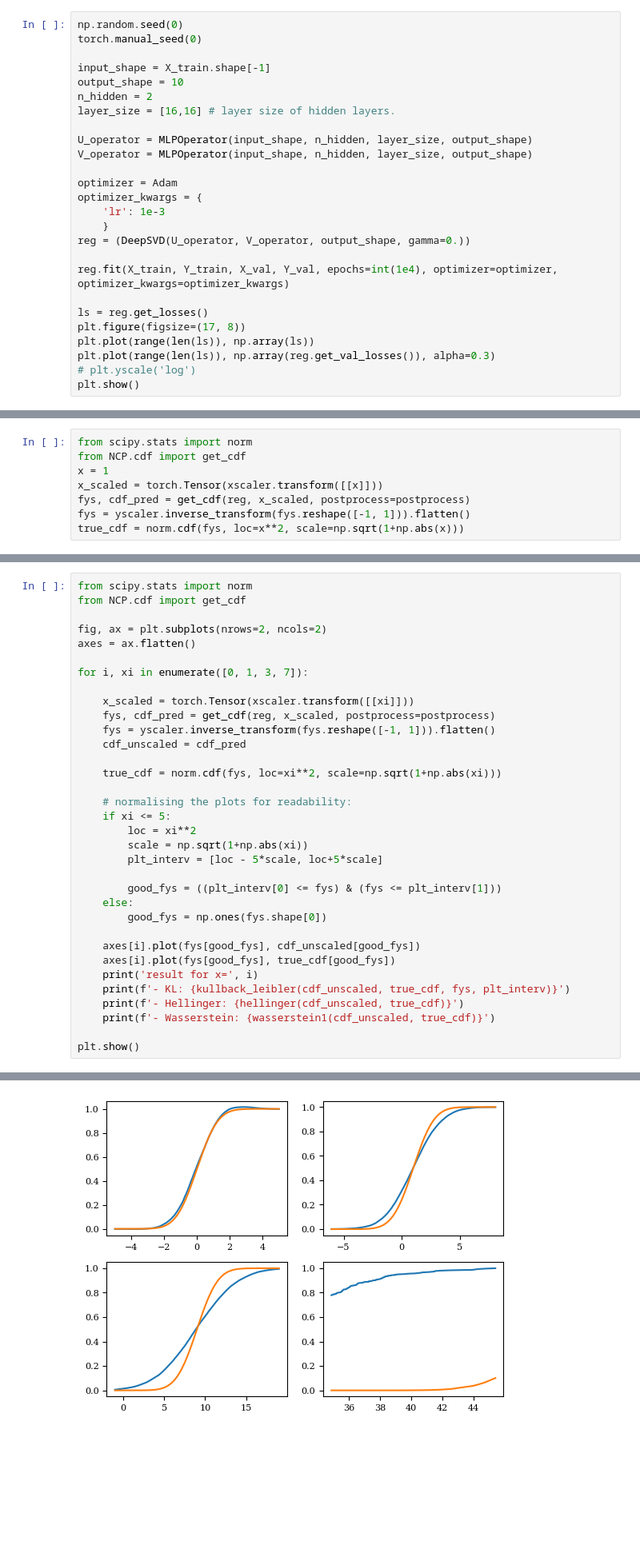
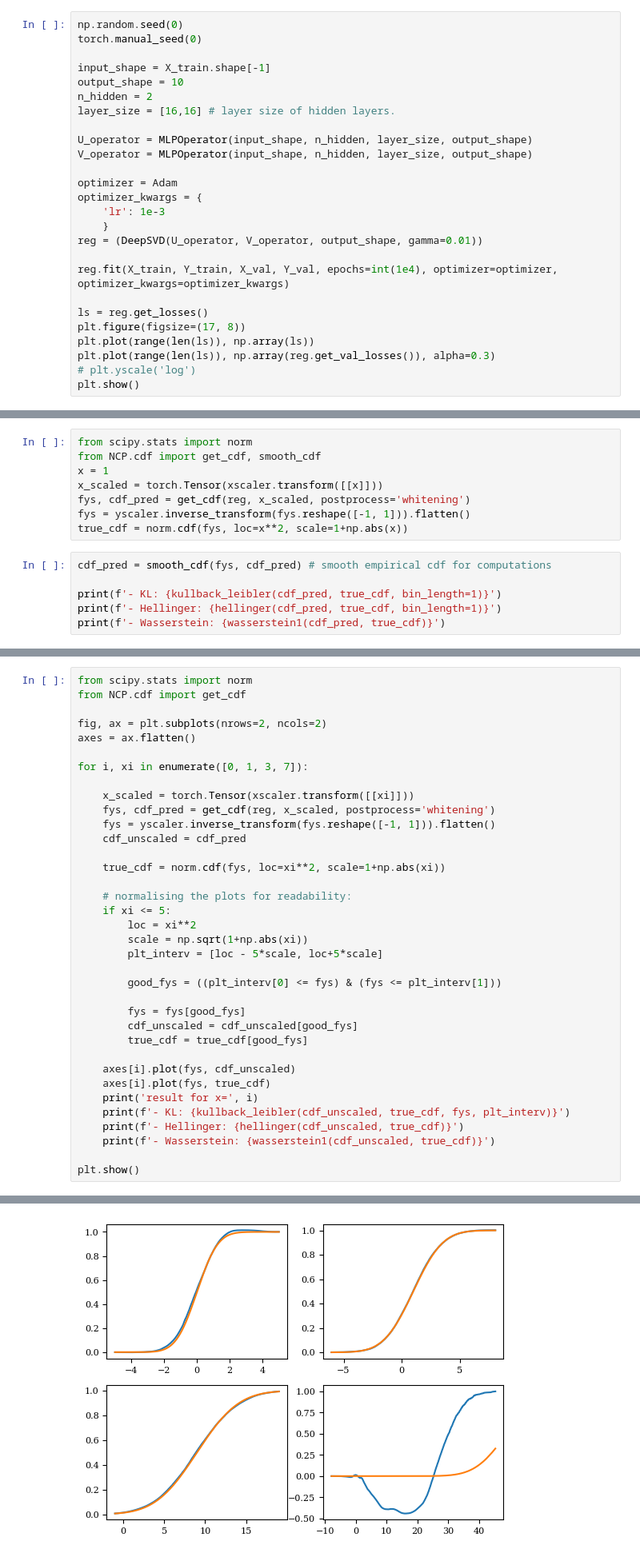
Before and after one commit to Danfoa/symm_rep_learn, a Jupyter notebook: NCP/examples/heteroscedastic.ipynb, the cells around one changed output, grey strips where cells are left out. Shown: that part at 80% size. Saved outputs shown, nothing was run; the diff lists cells and outputs as text; blank space fills up the shorter version.

```diff
--- a/NCP/examples/heteroscedastic.ipynb
+++ b/NCP/examples/heteroscedastic.ipynb
@@ -90,7 +90,7 @@ optimizer = Adam
 optimizer_kwargs = {
     'lr': 1e-3
     }
-reg = (DeepSVD(U_operator, V_operator, output_shape, gamma=0.))
+reg = (DeepSVD(U_operator, V_operator, output_shape, gamma=0.01))
 
 reg.fit(X_train, Y_train, X_val, Y_val, epochs=int(1e4), optimizer=optimizer, optimizer_kwargs=optimizer_kwargs)
 
@@ -182,9 +194,15 @@ def wasserstein1(x,y, fy=None, interv=None):
     return np.linalg.norm((x.flatten()**-1)-(y.flatten()**-1), ord=1)
 # %%
 from scipy.stats import norm
-from NCP.cdf import get_cdf
+from NCP.cdf import get_cdf, smooth_cdf
 x = 1
 x_scaled = torch.Tensor(xscaler.transform([[x]]))
-fys, cdf_pred = get_cdf(reg, x_scaled, postprocess=postprocess)
+fys, cdf_pred = get_cdf(reg, x_scaled, postprocess='whitening')
 fys = yscaler.inverse_transform(fys.reshape([-1, 1])).flatten()
-true_cdf = norm.cdf(fys, loc=x**2, scale=np.sqrt(1+np.abs(x)))
+true_cdf = norm.cdf(fys, loc=x**2, scale=1+np.abs(x))
+# %%
+cdf_pred = smooth_cdf(fys, cdf_pred) # smooth empirical cdf for computations
+
+print(f'- KL: {kullback_leibler(cdf_pred, true_cdf, bin_length=1)}')
+print(f'- Hellinger: {hellinger(cdf_pred, true_cdf, bin_length=1)}')
+print(f'- Wasserstein: {wasserstein1(cdf_pred, true_cdf)}')
@@ -204,11 +267,11 @@ axes = ax.flatten()
 for i, xi in enumerate([0, 1, 3, 7]):
 
     x_scaled = torch.Tensor(xscaler.transform([[xi]]))
-    fys, cdf_pred = get_cdf(reg, x_scaled, postprocess=postprocess)
+    fys, cdf_pred = get_cdf(reg, x_scaled, postprocess='whitening')
     fys = yscaler.inverse_transform(fys.reshape([-1, 1])).flatten()
     cdf_unscaled = cdf_pred
 
-    true_cdf = norm.cdf(fys, loc=xi**2, scale=np.sqrt(1+np.abs(xi)))
+    true_cdf = norm.cdf(fys, loc=xi**2, scale=1+np.abs(xi))
 
     # normalising the plots for readability:
     if xi <= 5:
@@ -217,11 +280,13 @@ for i, xi in enumerate([0, 1, 3, 7]):
         plt_interv = [loc - 5*scale, loc+5*scale]
 
         good_fys = ((plt_interv[0] <= fys) & (fys <= plt_interv[1]))
-    else:
-        good_fys = np.ones(fys.shape[0])
 
-    axes[i].plot(fys[good_fys], cdf_unscaled[good_fys])
-    axes[i].plot(fys[good_fys], true_cdf[good_fys])
+        fys = fys[good_fys]
+        cdf_unscaled = cdf_unscaled[good_fys]
+        true_cdf = true_cdf[good_fys]
+
+    axes[i].plot(fys, cdf_unscaled)
+    axes[i].plot(fys, true_cdf)
     print('result for x=', i)
     print(f'- KL: {kullback_leibler(cdf_unscaled, true_cdf, fys, plt_interv)}')
     print(f'- Hellinger: {hellinger(cdf_unscaled, true_cdf)}')
@@ -248 +313 @@ result for x= 3
-[figure, old version]
+[figure, new version]
```
Also changed, not shown: parts of 10 cells of this notebook, 5 other files.
